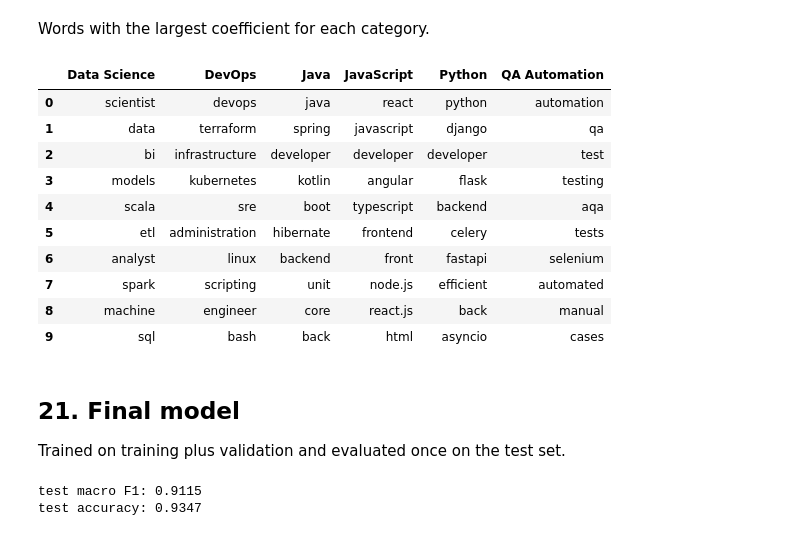
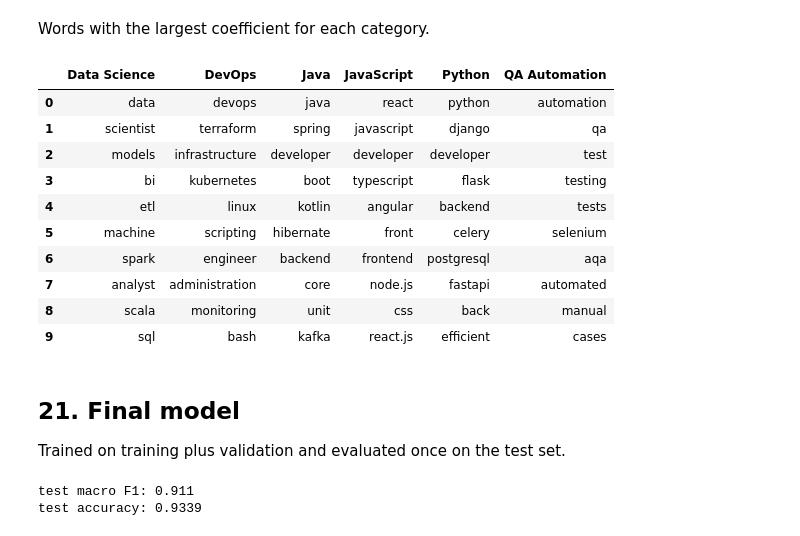
Before and after one commit to HubDev-AI/job-category-classifier, a Jupyter notebook: notebook.ipynb, the cells around one changed output. Cells and saved outputs as stored; diff of their text form; code cells hidden in the pictures.

```diff
--- a/notebook.ipynb
+++ b/notebook.ipynb
@@ -486,14 +486,7 @@ Each ad becomes a dict of its words; only words found in at least 5 fitting ads
 # %%
-from sklearn.feature_extraction import DictVectorizer
+from sklearn.feature_extraction.text import CountVectorizer
+from sklearn.pipeline import make_pipeline
 
-def ad_words(text):
-    return {w: 1 for w in set(tokenize(text))}
-
-def prepare(df_fit, df_eval):
-    dicts_fit = df_fit.text.apply(ad_words).tolist()
-    dicts_eval = df_eval.text.apply(ad_words).tolist()
-    counts = pd.Series([w for d in dicts_fit for w in d]).value_counts()
-    dv = DictVectorizer()
-    dv.fit([{w: 1 for w in counts[counts >= 5].index}])
-    return dv, dv.transform(dicts_fit), dv.transform(dicts_eval)
+def words_vectorizer():
+    return CountVectorizer(tokenizer=tokenize, token_pattern=None, lowercase=False, binary=True, min_df=5)
 # %%
@@ -715,7 +679,8 @@ Logistic regression with `C=0.03` and balanced class weights is chosen: best on
 
 Per-category scores and the confusion matrix on the validation set.
 # %%
-model = LogisticRegression(C=0.03, max_iter=1000, class_weight='balanced').fit(X_train, y_train)
-y_pred = model.predict(X_val)
-scores(y_val, y_pred).round(3)
+pipeline = make_pipeline(words_vectorizer(), LogisticRegression(C=0.01, max_iter=1000, class_weight='balanced'))
+pipeline.fit(df_train.text, y_train)
+y_pred = pipeline.predict(df_val.text)
+print(classification_report(y_val, y_pred, labels=categories, digits=3))
 # %% [output]
@@ -756,20 +724,21 @@ errors[['position', 'primary_keyword', 'predicted']].sample(10, random_state=1)
 # %% [markdown]
 Words with the largest coefficient for each category.
 # %%
-words = dv.get_feature_names_out()
+words = pipeline[0].get_feature_names_out()
+model = pipeline[-1]
 pd.DataFrame({c: words[np.argsort(model.coef_[i])[::-1][:10]] for i, c in enumerate(model.classes_)})
 # %% [output]
 |  | Data Science | DevOps | Java | JavaScript | Python | QA Automation |
-| 0 | scientist | devops | java | react | python | automation |
-| 1 | data | terraform | spring | javascript | django | qa |
-| 2 | bi | infrastructure | developer | developer | developer | test |
-| 3 | models | kubernetes | kotlin | angular | flask | testing |
-| 4 | scala | sre | boot | typescript | backend | aqa |
-| 5 | etl | administration | hibernate | frontend | celery | tests |
-| 6 | analyst | linux | backend | front | fastapi | selenium |
-| 7 | spark | scripting | unit | node.js | efficient | automated |
-| 8 | machine | engineer | core | react.js | back | manual |
-| 9 | sql | bash | back | html | asyncio | cases |
+| 0 | data | devops | java | react | python | automation |
+| 1 | scientist | terraform | spring | javascript | django | qa |
+| 2 | models | infrastructure | developer | developer | developer | test |
+| 3 | bi | kubernetes | boot | typescript | flask | testing |
+| 4 | etl | linux | kotlin | angular | backend | tests |
+| 5 | machine | scripting | hibernate | front | celery | selenium |
+| 6 | spark | engineer | backend | frontend | postgresql | aqa |
+| 7 | analyst | administration | core | node.js | fastapi | automated |
+| 8 | scala | monitoring | unit | css | back | manual |
+| 9 | sql | bash | kafka | react.js | efficient | cases |
 # %% [markdown]
 ## 21. Final model
 
@@ -779,13 +748,13 @@ df_full_train = pd.concat([df_train, df_val]).reset_index(drop=True)
 y_full_train = df_full_train.primary_keyword.values
 y_test = df_test.primary_keyword.values
 
-dv, X_full_train, X_test = prepare(df_full_train, df_test)
-model = LogisticRegression(C=0.03, max_iter=1000, class_weight='balanced').fit(X_full_train, y_full_train)
-y_pred = model.predict(X_test)
+pipeline = make_pipeline(words_vectorizer(), LogisticRegression(C=0.01, max_iter=1000, class_weight='balanced'))
+pipeline.fit(df_full_train.text, y_full_train)
+y_pred = pipeline.predict(df_test.text)
 
-print('test macro F1:', round(macro_f1(y_test, y_pred), 4))
-print('test accuracy:', round((y_pred == y_test).mean(), 4))
+print('test macro F1:', round(f1_score(y_test, y_pred, average='macro'), 4))
+print('test accuracy:', round(accuracy_score(y_test, y_pred), 4))
 # %% [output]
-test macro F1: 0.9115
-test accuracy: 0.9347
+test macro F1: 0.911
+test accuracy: 0.9339
 # %%
```
Also changed, not shown: parts of 21 cells of this notebook, 5 other files.
